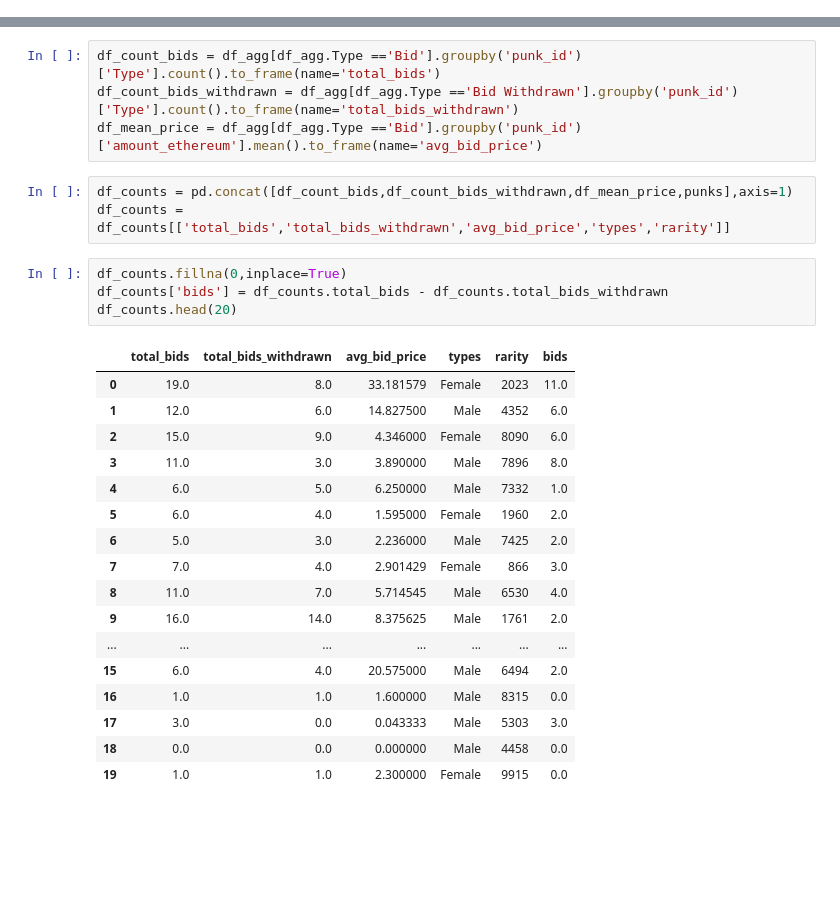
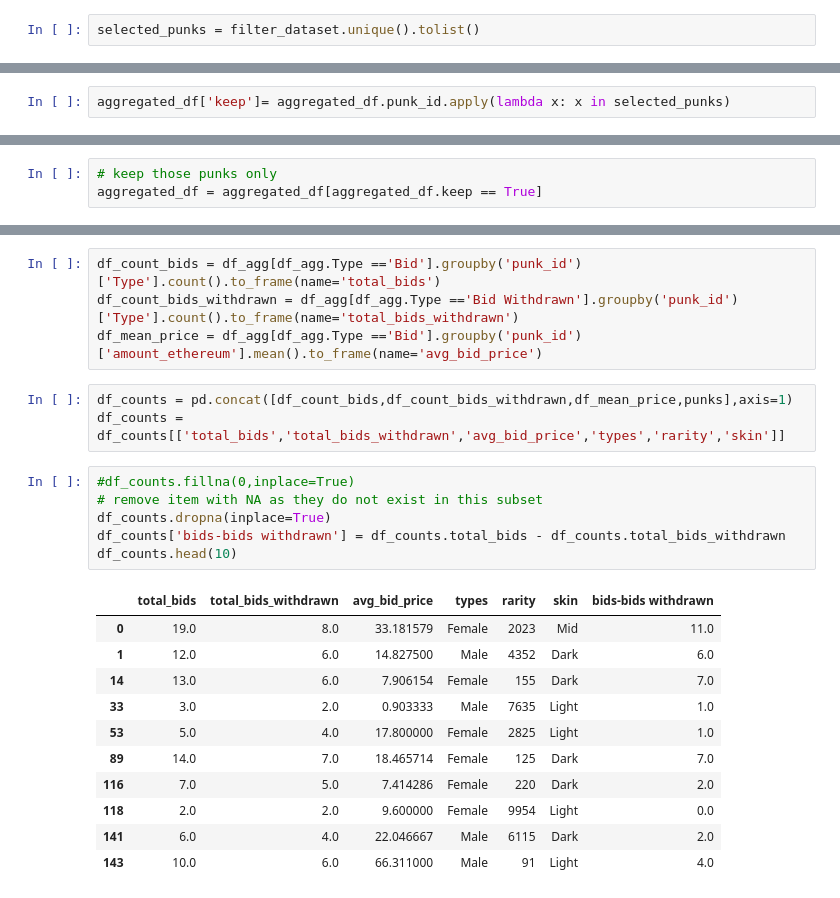
Before and after one commit to ManelForcales/IT_academy_DS_project, a Jupyter notebook: Fase2_EDA/EDA_bids.ipynb, the cells around one changed output, grey strips where cells are left out. Drawn from its saved outputs; the diff is of its cells as text; blank space fills up the shorter version.

```diff
--- a/Fase2_EDA/EDA_bids.ipynb
+++ b/Fase2_EDA/EDA_bids.ipynb
@@ -56,0 +62,2 @@ array(['Bid Withdrawn', 'Bid', 'Sold', 'Offered'], dtype=object)
+# %%
+selected_punks = filter_dataset.unique().tolist()
@@ -56,0 +66,2 @@ array(['Bid Withdrawn', 'Bid', 'Sold', 'Offered'], dtype=object)
+# %%
+aggregated_df['keep']= aggregated_df.punk_id.apply(lambda x: x in selected_punks)
@@ -57,3 +77,6 @@ array(['Bid Withdrawn', 'Bid', 'Sold', 'Offered'], dtype=object)
+# %%
+# keep those punks only
+aggregated_df = aggregated_df[aggregated_df.keep == True]
 # %%
 bids = aggregated_df[(aggregated_df['Type']=='Bid') | (aggregated_df['Type']=='Bid Withdrawn')]
 bids.head()
@@ -92,26 +115,22 @@ df_count_bids_withdrawn = df_agg[df_agg.Type =='Bid Withdrawn'].groupby('punk_id
 df_mean_price = df_agg[df_agg.Type =='Bid'].groupby('punk_id')['amount_ethereum'].mean().to_frame(name='avg_bid_price')
 # %%
 df_counts = pd.concat([df_count_bids,df_count_bids_withdrawn,df_mean_price,punks],axis=1)
-df_counts = df_counts[['total_bids','total_bids_withdrawn','avg_bid_price','types','rarity']]
+df_counts = df_counts[['total_bids','total_bids_withdrawn','avg_bid_price','types','rarity','skin']]
 # %%
-df_counts.fillna(0,inplace=True)
-df_counts['bids'] = df_counts.total_bids - df_counts.total_bids_withdrawn
-df_counts.head(20)
+#df_counts.fillna(0,inplace=True)
+# remove item with NA as they do not exist in this subset
+df_counts.dropna(inplace=True)
+df_counts['bids-bids withdrawn'] = df_counts.total_bids - df_counts.total_bids_withdrawn
+df_counts.head(10)
 # %% [output]
-|  | total_bids | total_bids_withdrawn | avg_bid_price | types | rarity | bids |
-| 0 | 19.0 | 8.0 | 33.181579 | Female | 2023 | 11.0 |
-| 1 | 12.0 | 6.0 | 14.827500 | Male | 4352 | 6.0 |
-| 2 | 15.0 | 9.0 | 4.346000 | Female | 8090 | 6.0 |
-| 3 | 11.0 | 3.0 | 3.890000 | Male | 7896 | 8.0 |
-| 4 | 6.0 | 5.0 | 6.250000 | Male | 7332 | 1.0 |
-| 5 | 6.0 | 4.0 | 1.595000 | Female | 1960 | 2.0 |
-| 6 | 5.0 | 3.0 | 2.236000 | Male | 7425 | 2.0 |
-| 7 | 7.0 | 4.0 | 2.901429 | Female | 866 | 3.0 |
-| 8 | 11.0 | 7.0 | 5.714545 | Male | 6530 | 4.0 |
-| 9 | 16.0 | 14.0 | 8.375625 | Male | 1761 | 2.0 |
-| ... | ... | ... | ... | ... | ... | ... |
-| 15 | 6.0 | 4.0 | 20.575000 | Male | 6494 | 2.0 |
-| 16 | 1.0 | 1.0 | 1.600000 | Male | 8315 | 0.0 |
-| 17 | 3.0 | 0.0 | 0.043333 | Male | 5303 | 3.0 |
-| 18 | 0.0 | 0.0 | 0.000000 | Male | 4458 | 0.0 |
-| 19 | 1.0 | 1.0 | 2.300000 | Female | 9915 | 0.0 |
+|  | total_bids | total_bids_withdrawn | avg_bid_price | types | rarity | skin | bids-bids withdrawn |
+| 0 | 19.0 | 8.0 | 33.181579 | Female | 2023 | Mid | 11.0 |
+| 1 | 12.0 | 6.0 | 14.827500 | Male | 4352 | Dark | 6.0 |
+| 14 | 13.0 | 6.0 | 7.906154 | Female | 155 | Dark | 7.0 |
+| 33 | 3.0 | 2.0 | 0.903333 | Male | 7635 | Light | 1.0 |
+| 53 | 5.0 | 4.0 | 17.800000 | Female | 2825 | Light | 1.0 |
+| 89 | 14.0 | 7.0 | 18.465714 | Female | 125 | Dark | 7.0 |
+| 116 | 7.0 | 5.0 | 7.414286 | Female | 220 | Dark | 2.0 |
+| 118 | 2.0 | 2.0 | 9.600000 | Female | 9954 | Light | 0.0 |
+| 141 | 6.0 | 4.0 | 22.046667 | Male | 6115 | Dark | 2.0 |
+| 143 | 10.0 | 6.0 | 66.311000 | Male | 91 | Light | 4.0 |
```
Also changed, not shown: parts of 32 cells of this notebook, 2 other files.
